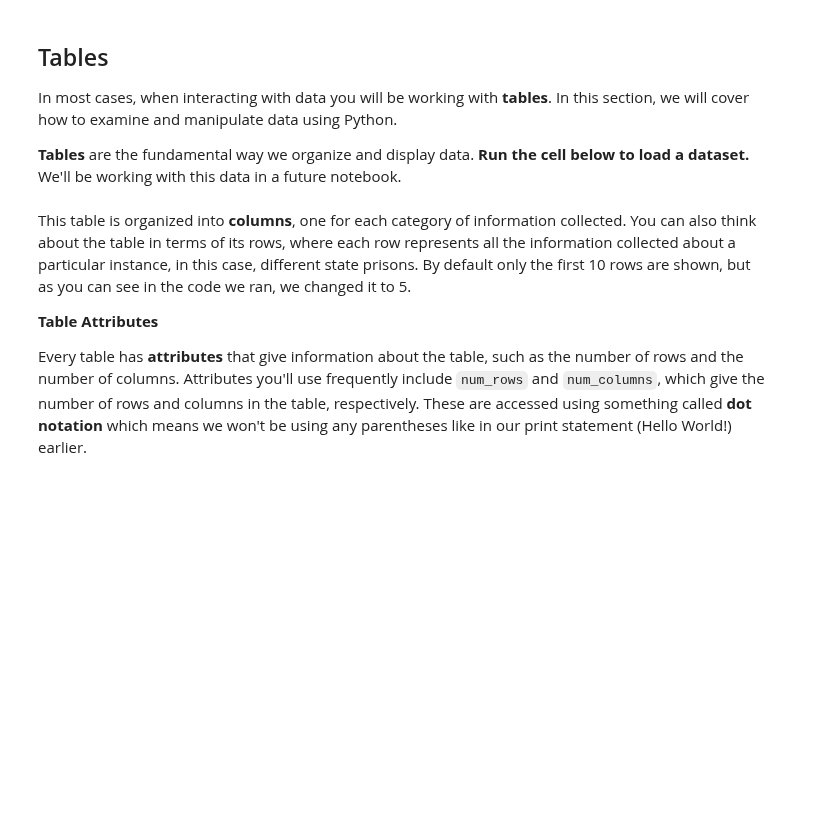
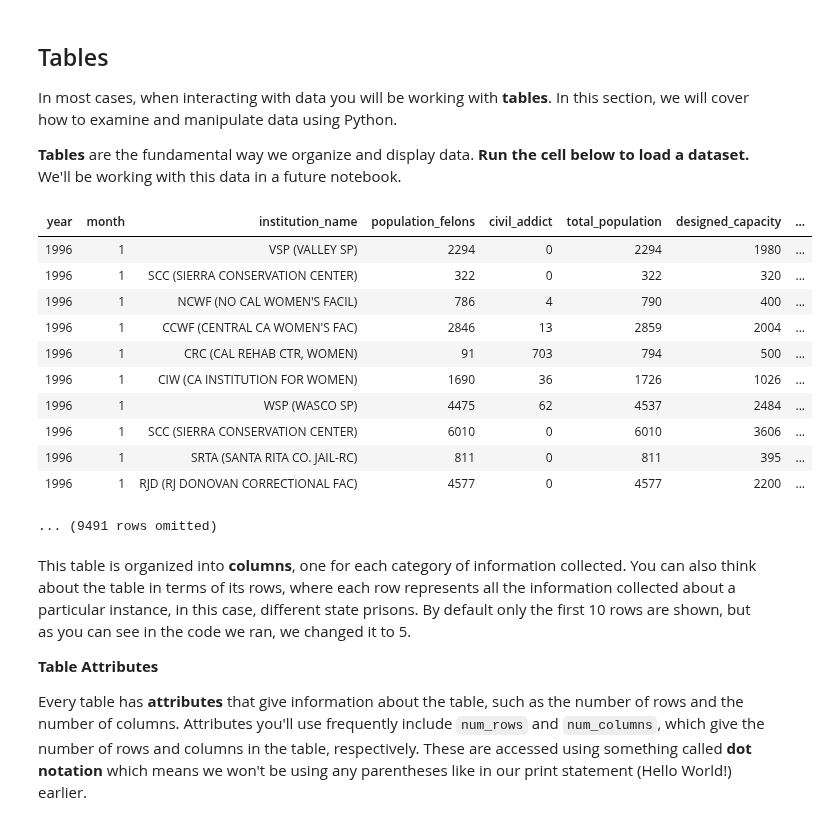
Before and after one commit to ds-modules/data-4ac, a Jupyter notebook: notebook1/su22-notebook1.ipynb, the cells around one changed output. Saved outputs shown, nothing was run; the diff lists cells and outputs as text; code cells hidden in the pictures; blank space fills up the shorter version.

```diff
--- a/notebook1/su22-notebook1.ipynb
+++ b/notebook1/su22-notebook1.ipynb
@@ -434,3 +541,19 @@ prisons.show(5)
+# %%
+prisions = Table.read_table("data/monthly_cdcr.csv") #Here we see an assignment statement
+prisions
+# %% [output]
+| year | month | institution_name | population_felons | civil_addict | total_population | designed_capacity | ... |
+| 1996 | 1 | VSP (VALLEY SP) | 2294 | 0 | 2294 | 1980 | ... |
+| 1996 | 1 | SCC (SIERRA CONSERVATION CENTER) | 322 | 0 | 322 | 320 | ... |
+| 1996 | 1 | NCWF (NO CAL WOMEN'S FACIL) | 786 | 4 | 790 | 400 | ... |
+| 1996 | 1 | CCWF (CENTRAL CA WOMEN'S FAC) | 2846 | 13 | 2859 | 2004 | ... |
+| 1996 | 1 | CRC (CAL REHAB CTR, WOMEN) | 91 | 703 | 794 | 500 | ... |
+| 1996 | 1 | CIW (CA INSTITUTION FOR WOMEN) | 1690 | 36 | 1726 | 1026 | ... |
+| 1996 | 1 | WSP (WASCO SP) | 4475 | 62 | 4537 | 2484 | ... |
+| 1996 | 1 | SCC (SIERRA CONSERVATION CENTER) | 6010 | 0 | 6010 | 3606 | ... |
+| 1996 | 1 | SRTA (SANTA RITA CO. JAIL-RC) | 811 | 0 | 811 | 395 | ... |
+| 1996 | 1 | RJD (RJ DONOVAN CORRECTIONAL FAC) | 4577 | 0 | 4577 | 2200 | ... |
+... (9491 rows omitted)
 # %% [markdown]
 This table is organized into **columns**, one for each category of information collected. You can also think about the table in terms of its rows, where each row represents all the information collected about a particular instance, in this case, different state prisons. By default only the first 10 rows are shown, but as you can see in the code we ran, we changed it to 5.
 
```
Also changed, not shown: parts of 63 cells of this notebook, 3 other files.
